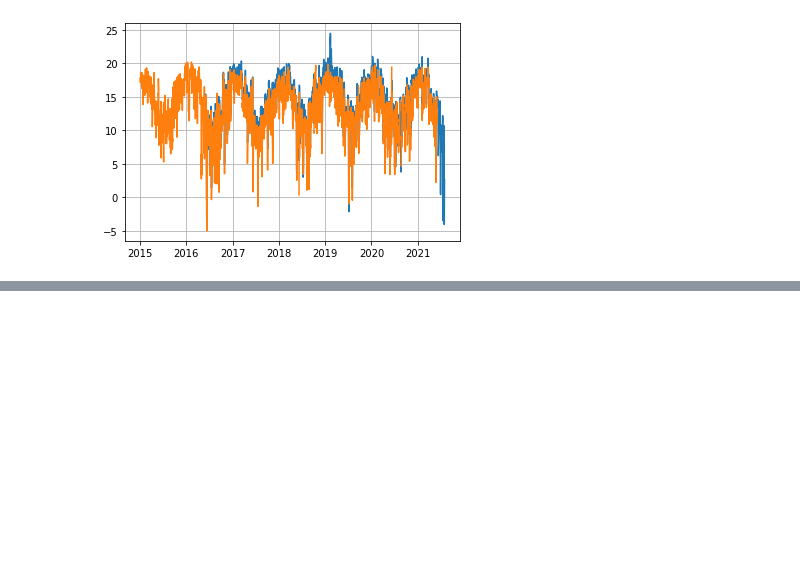
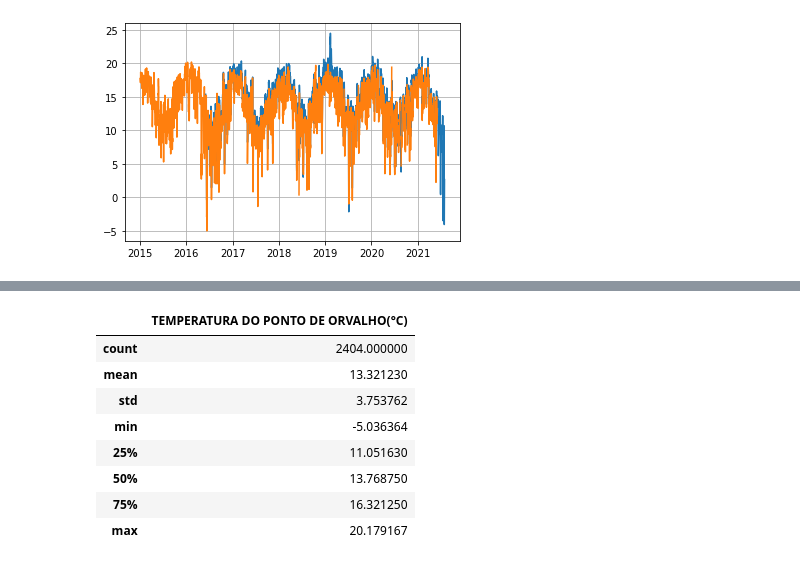
Before and after one commit to CostaNathan/doctorate, a Jupyter notebook: Prova_1.ipynb, the cells around one changed output, grey strips where cells are left out. Drawn from its saved outputs; the diff is of its cells as text; code cells hidden in the pictures; blank space fills up the shorter version.

```diff
--- a/Prova_1.ipynb
+++ b/Prova_1.ipynb
@@ -354,0 +323,12 @@ plt.grid()
+# %%
+curitiba_orvalho_dia.describe()
+# %% [output]
+|  | TEMPERATURA DO PONTO DE ORVALHO(°C) |
+| count | 2404.000000 |
+| mean | 13.321230 |
+| std | 3.753762 |
+| min | -5.036364 |
+| 25% | 11.051630 |
+| 50% | 13.768750 |
+| 75% | 16.321250 |
+| max | 20.179167 |
```
Also changed, not shown: parts of 5 cells of this notebook.
